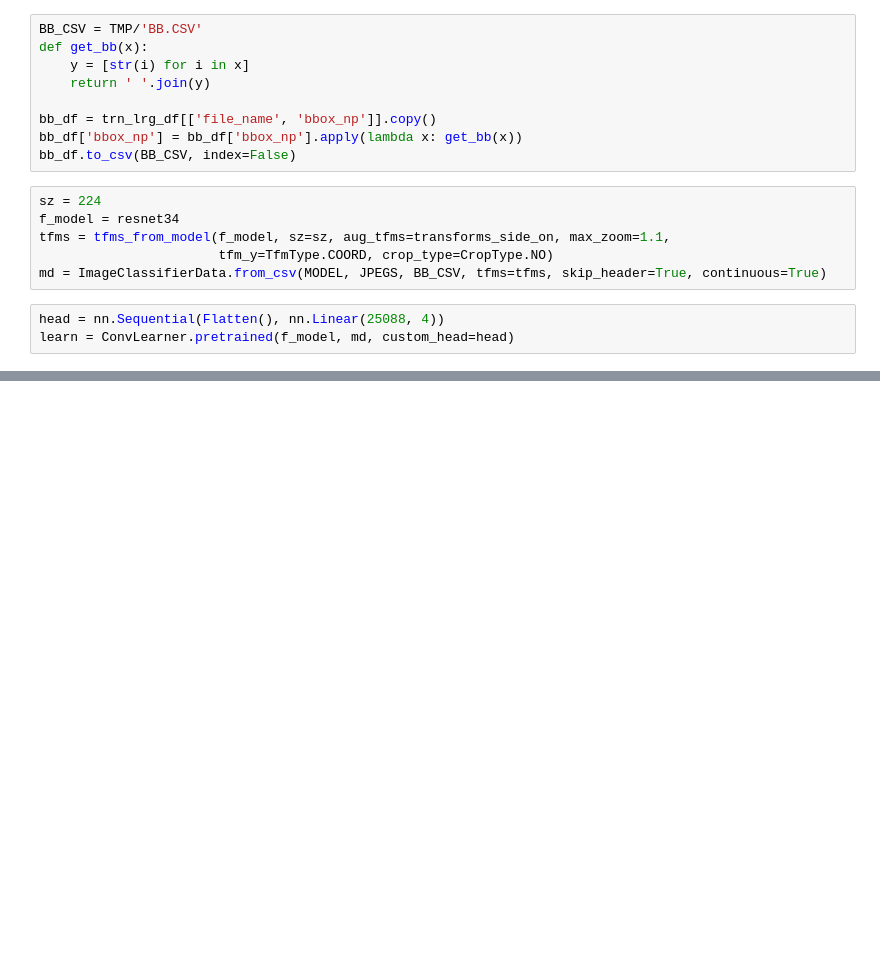
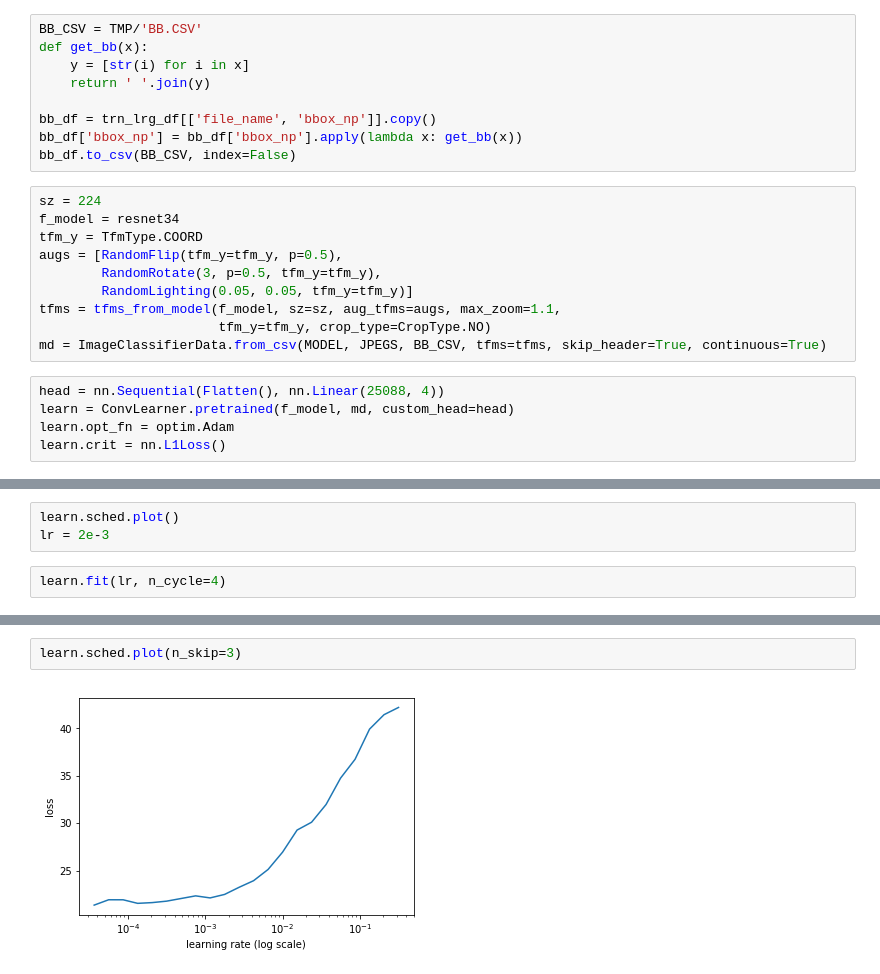
Before and after one commit to ganesh-krishnan/fastai, a Jupyter notebook: courses/dl2/pascal_gk.ipynb, the cells around one changed output, grey strips where cells are left out. Cells and saved outputs as stored; diff of their text form; blank space fills up the shorter version.

```diff
--- a/courses/dl2/pascal_gk.ipynb
+++ b/courses/dl2/pascal_gk.ipynb
@@ -194,12 +196,18 @@ bb_df.to_csv(BB_CSV, index=False)
 # %%
 sz = 224
 f_model = resnet34
-tfms = tfms_from_model(f_model, sz=sz, aug_tfms=transforms_side_on, max_zoom=1.1,
-                       tfm_y=TfmType.COORD, crop_type=CropType.NO)
+tfm_y = TfmType.COORD
+augs = [RandomFlip(tfm_y=tfm_y, p=0.5),
+        RandomRotate(3, p=0.5, tfm_y=tfm_y),
+        RandomLighting(0.05, 0.05, tfm_y=tfm_y)]
+tfms = tfms_from_model(f_model, sz=sz, aug_tfms=augs, max_zoom=1.1,
+                       tfm_y=tfm_y, crop_type=CropType.NO)
 md = ImageClassifierData.from_csv(MODEL, JPEGS, BB_CSV, tfms=tfms, skip_header=True, continuous=True)
 # %%
 head = nn.Sequential(Flatten(), nn.Linear(25088, 4))
 learn = ConvLearner.pretrained(f_model, md, custom_head=head)
+learn.opt_fn = optim.Adam
+learn.crit = nn.L1Loss()
 # %%
 learn.lr_find()
 # %% [output]
@@ -208,0 +226,5 @@ If you're reading this message in another frontend (for example, a static render
+# %%
+learn.sched.plot()
+lr = 2e-3
+# %%
+learn.fit(lr, n_cycle=4)
@@ -208,0 +251,4 @@ If you're reading this message in another frontend (for example, a static render
+# %%
+learn.sched.plot(n_skip=3)
+# %% [output]
+[figure, added]
```
Also changed, not shown: parts of 10 cells of this notebook.
